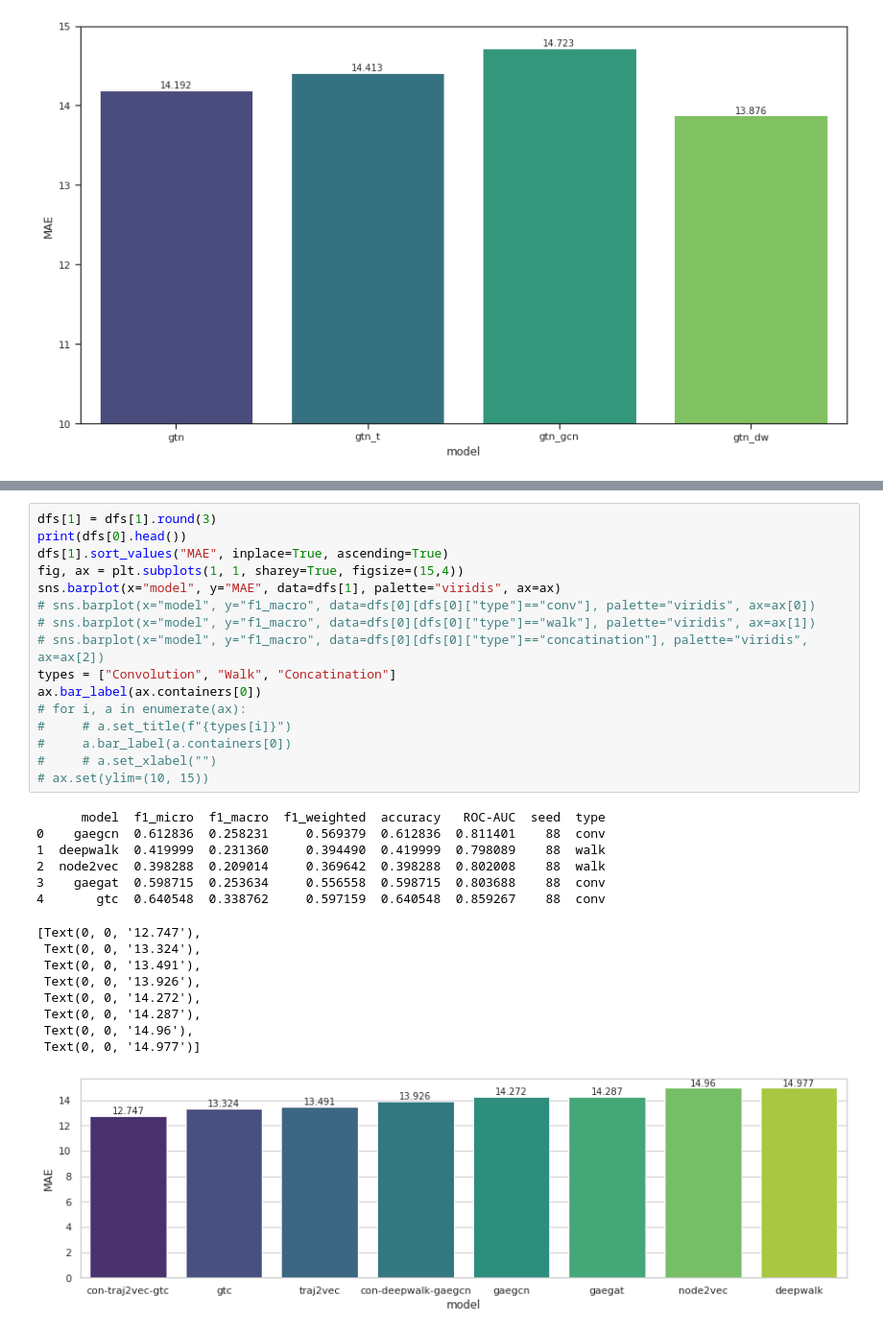
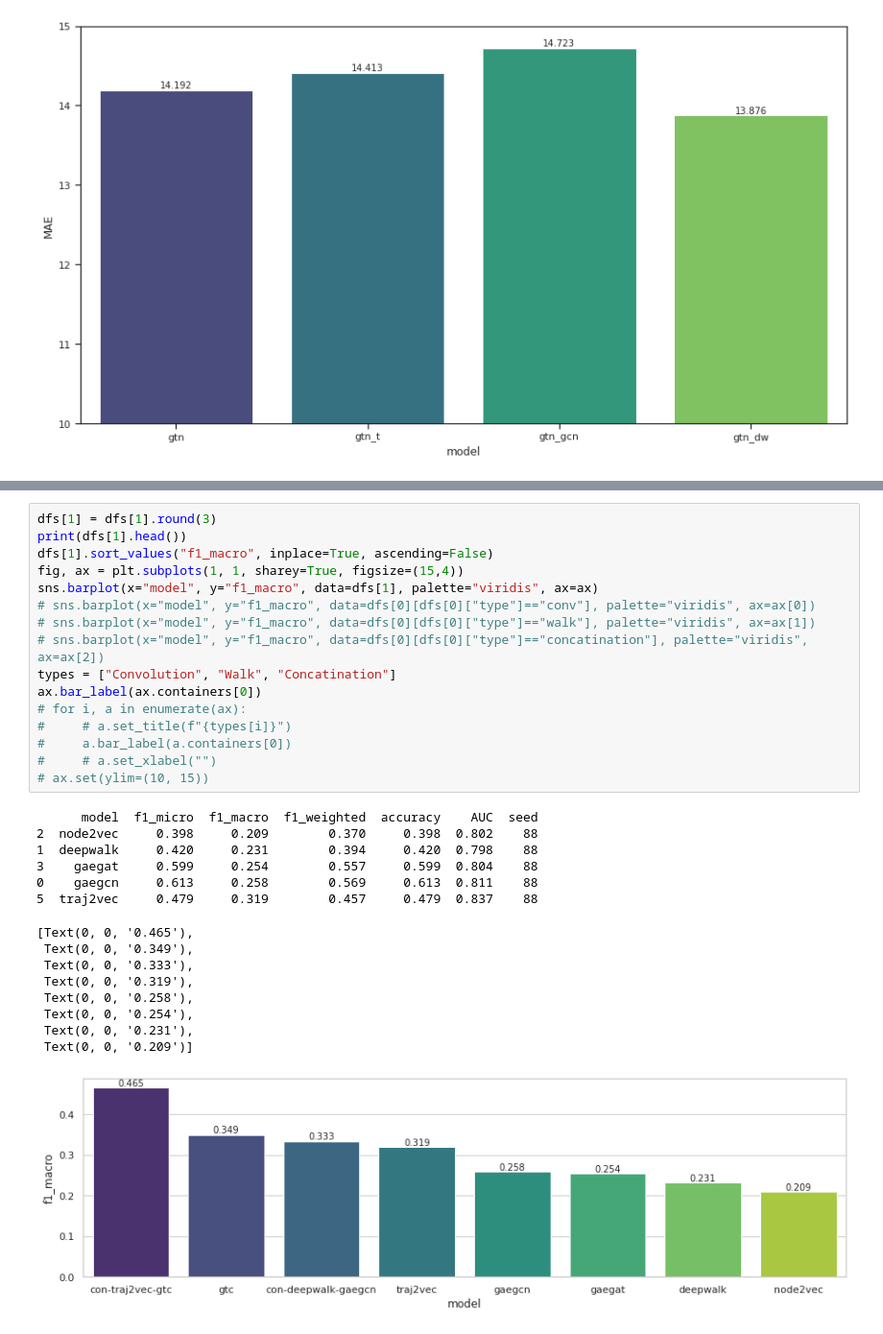
Before and after one commit to SwiftPredator/Trajectory-based-Road-Network-Representation-Learning, a Jupyter notebook: evaluation/results_analysis.ipynb, the cells around one changed output, grey strips where cells are left out. Shown: that part at 96% size. Cells and saved outputs as stored; diff of their text form.

Commit message:
first explanatory data analysis on speed/util + some task modifications

```diff
--- a/evaluation/results_analysis.ipynb
+++ b/evaluation/results_analysis.ipynb
@@ -136,32 +136,32 @@ for filename in all_files:
 # %%
 dfs[1] = dfs[1].round(3)
-print(dfs[0].head())
-dfs[1].sort_values("MAE", inplace=True, ascending=True)
+print(dfs[1].head())
+dfs[1].sort_values("f1_macro", inplace=True, ascending=False)
 fig, ax = plt.subplots(1, 1, sharey=True, figsize=(15,4))
-sns.barplot(x="model", y="MAE", data=dfs[1], palette="viridis", ax=ax)
+sns.barplot(x="model", y="f1_macro", data=dfs[1], palette="viridis", ax=ax)
 # sns.barplot(x="model", y="f1_macro", data=dfs[0][dfs[0]["type"]=="conv"], palette="viridis", ax=ax[0])
 # sns.barplot(x="model", y="f1_macro", data=dfs[0][dfs[0]["type"]=="walk"], palette="viridis", ax=ax[1])
 # sns.barplot(x="model", y="f1_macro", data=dfs[0][dfs[0]["type"]=="concatination"], palette="viridis", ax=ax[2])
 types = ["Convolution", "Walk", "Concatination"]
 ax.bar_label(ax.containers[0])
 # for i, a in enumerate(ax):
 #     # a.set_title(f"{types[i]}")
 #     a.bar_label(a.containers[0])
 #     # a.set_xlabel("")
 # ax.set(ylim=(10, 15))
 # %% [output]
-      model  f1_micro  f1_macro  f1_weighted  accuracy   ROC-AUC  seed  type
-0    gaegcn  0.612836  0.258231     0.569379  0.612836  0.811401    88  conv
-1  deepwalk  0.419999  0.231360     0.394490  0.419999  0.798089    88  walk
-2  node2vec  0.398288  0.209014     0.369642  0.398288  0.802008    88  walk
-3    gaegat  0.598715  0.253634     0.556558  0.598715  0.803688    88  conv
-4       gtc  0.640548  0.338762     0.597159  0.640548  0.859267    88  conv
+      model  f1_micro  f1_macro  f1_weighted  accuracy    AUC  seed
+2  node2vec     0.398     0.209        0.370     0.398  0.802    88
+1  deepwalk     0.420     0.231        0.394     0.420  0.798    88
+3    gaegat     0.599     0.254        0.557     0.599  0.804    88
+0    gaegcn     0.613     0.258        0.569     0.613  0.811    88
+5  traj2vec     0.479     0.319        0.457     0.479  0.837    88
-[Text(0, 0, '12.747'),
- Text(0, 0, '13.324'),
- Text(0, 0, '13.491'),
- Text(0, 0, '13.926'),
- Text(0, 0, '14.272'),
- Text(0, 0, '14.287'),
- Text(0, 0, '14.96'),
- Text(0, 0, '14.977')]
+[Text(0, 0, '0.465'),
+ Text(0, 0, '0.349'),
+ Text(0, 0, '0.333'),
+ Text(0, 0, '0.319'),
+ Text(0, 0, '0.258'),
+ Text(0, 0, '0.254'),
+ Text(0, 0, '0.231'),
+ Text(0, 0, '0.209')]
-[figure, old version]
+[figure, new version]
```
Also changed, not shown: parts of 1 cell of this notebook, 8 other files.
